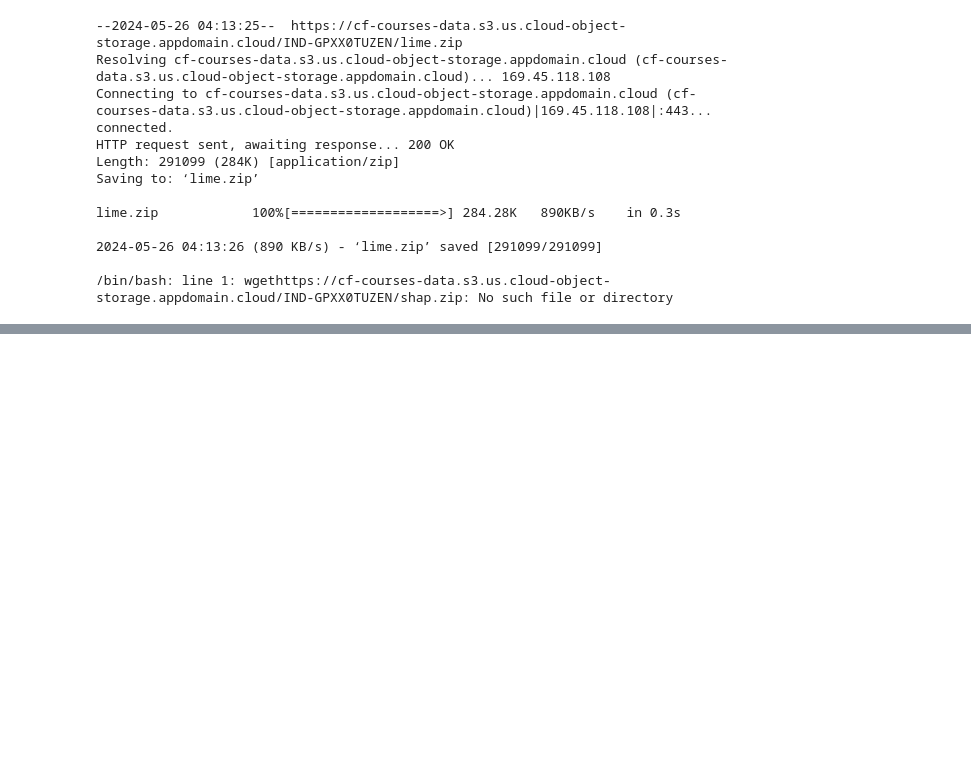
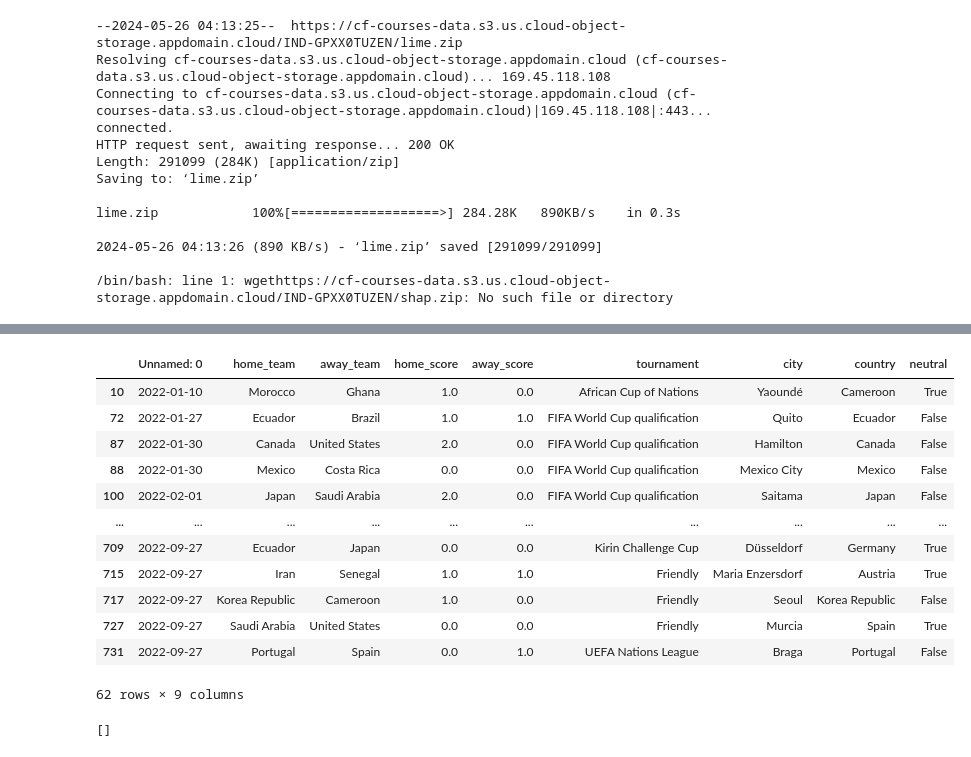
Before and after one commit to Malvape/Prediccion_futbol, a Jupyter notebook: Solucion.ipynb, the cells around one changed output, grey strips where cells are left out. Saved outputs shown, nothing was run; the diff lists cells and outputs as text; code cells hidden in the pictures; blank space fills up the shorter version.

```diff
--- a/Solucion.ipynb
+++ b/Solucion.ipynb
@@ -46,3 +46,7 @@ def plotter(x, y, title):
     plt.ylabel('Y')
     plt.title(title)
     plt.show()
+# %%
+!wget 'https://cf-courses-data.s3.us.cloud-object-storage.appdomain.cloud/IND-GPXX0TUZEN/Training_games.csv'
+Game_all = pd.read_csv('Training_games.csv')
+Game_all.head()
@@ -48,0 +70,6 @@ def plotter(x, y, title):
+# %%
+#Team = pd.DataFrame({'team':['Senegal','Qatar','Netherlands','Ecuador','Iran','England','United States','Wales','Argentina','Saudi Arabia','Mexico','Poland','Denmark','Tunisia','France','Australia','Germany','Japan','Spain','Costa Rica','Morocco','Croatia','Belgium','Canada','Switzerland','Cameroon','Brazil','Serbia','Uruguay','Korea Republic','Portugal','Ghana']})
+Teams = ['Senegal','Qatar','Netherlands','Ecuador','Iran','England','United States','Wales','Argentina','Saudi Arabia','Mexico','Poland','Denmark','Tunisia','France','Australia','Germany','Japan','Spain','Costa Rica','Morocco','Croatia','Belgium','Canada','Switzerland','Cameroon','Brazil','Serbia','Uruguay','Korea Republic','Portugal','Ghana']
+# %%
+Game_all = Game_all.replace('South Korea','Korea Republic')
+Game_all.head()
@@ -48,0 +83,23 @@ def plotter(x, y, title):
+# %%
+Game_used = Game_all.drop(Game_all[(~Game_all['home_team'].isin(Teams)) | (~Game_all['away_team'].isin(Teams)) ].index)
+Game_used.count()
+Game_used
+# %% [output]
+|  | Unnamed: 0 | home_team | away_team | home_score | away_score | tournament | city | country | neutral |
+| 10 | 2022-01-10 | Morocco | Ghana | 1.0 | 0.0 | African Cup of Nations | Yaoundé | Cameroon | True |
+| 72 | 2022-01-27 | Ecuador | Brazil | 1.0 | 1.0 | FIFA World Cup qualification | Quito | Ecuador | False |
+| 87 | 2022-01-30 | Canada | United States | 2.0 | 0.0 | FIFA World Cup qualification | Hamilton | Canada | False |
+| 88 | 2022-01-30 | Mexico | Costa Rica | 0.0 | 0.0 | FIFA World Cup qualification | Mexico City | Mexico | False |
+| 100 | 2022-02-01 | Japan | Saudi Arabia | 2.0 | 0.0 | FIFA World Cup qualification | Saitama | Japan | False |
+| ... | ... | ... | ... | ... | ... | ... | ... | ... | ... |
+| 709 | 2022-09-27 | Ecuador | Japan | 0.0 | 0.0 | Kirin Challenge Cup | Düsseldorf | Germany | True |
+| 715 | 2022-09-27 | Iran | Senegal | 1.0 | 1.0 | Friendly | Maria Enzersdorf | Austria | True |
+| 717 | 2022-09-27 | Korea Republic | Cameroon | 1.0 | 0.0 | Friendly | Seoul | Korea Republic | False |
+| 727 | 2022-09-27 | Saudi Arabia | United States | 0.0 | 0.0 | Friendly | Murcia | Spain | True |
+| 731 | 2022-09-27 | Portugal | Spain | 0.0 | 1.0 | UEFA Nations League | Braga | Portugal | False |
+62 rows × 9 columns
+# %%
+list3 = list(Game_used['home_team'].unique()) + list(set(Game_used['away_team'].unique()) - set(Game_used['home_team'].unique()))
+list(set(list3) - set(Teams))
+# %% [output]
+[]
```
Also changed, not shown: parts of 25 cells of this notebook, 6 other files.
